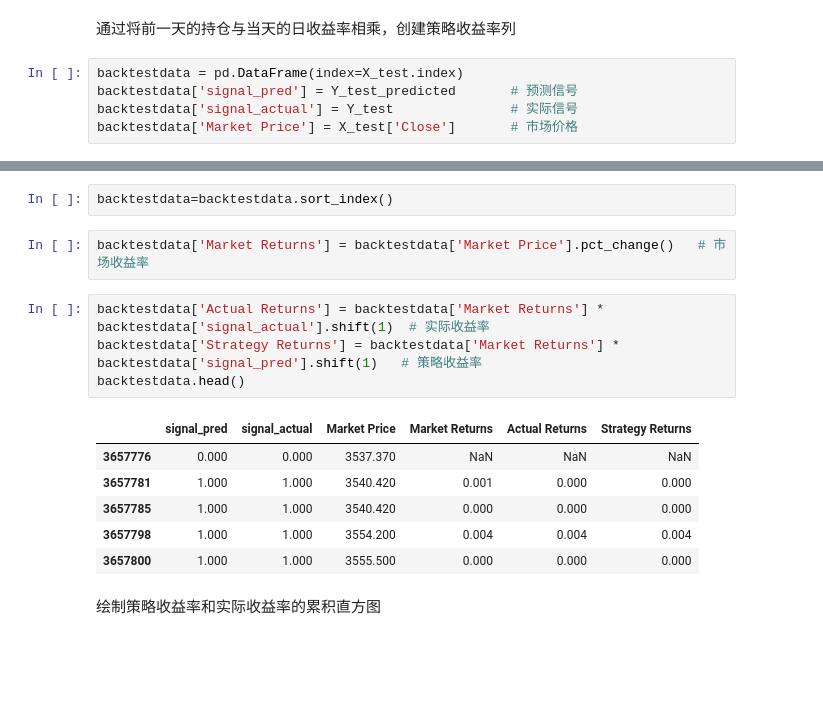
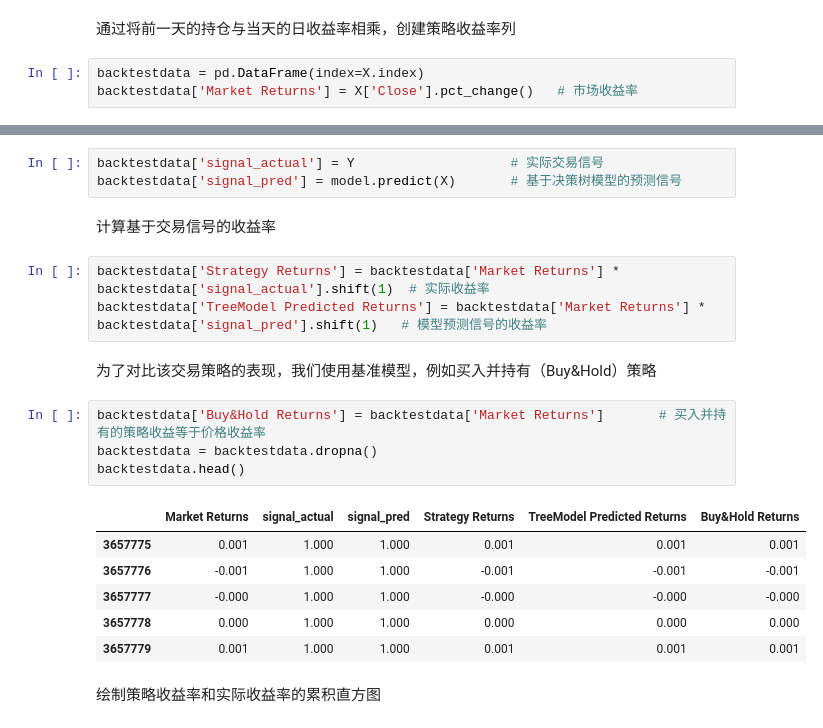
Before and after one commit to xianghancao/big-data-finance-tutorial, a Jupyter notebook: docs/9_分类模型/案例—量化交易策略.ipynb, the cells around one changed output, grey strips where cells are left out. Cells and saved outputs as stored; diff of their text form; blank space fills up the shorter version.

```diff
--- a/docs/9_分类模型/案例—量化交易策略.ipynb
+++ b/docs/9_分类模型/案例—量化交易策略.ipynb
@@ -351,7 +361,5 @@ Text(0.5, 0, 'Variable Importance')
 # %% [markdown]
 通过将前一天的持仓与当天的日收益率相乘，创建策略收益率列
 # %%
-backtestdata = pd.DataFrame(index=X_test.index)
-backtestdata['signal_pred'] = Y_test_predicted       # 预测信号
-backtestdata['signal_actual'] = Y_test               # 实际信号
-backtestdata['Market Price'] = X_test['Close']       # 市场价格
+backtestdata = pd.DataFrame(index=X.index)
+backtestdata['Market Returns'] = X['Close'].pct_change()   # 市场收益率
@@ -360,18 +366,24 @@ backtestdata['Market Price'] = X_test['Close']       # 市场价格
-# %%
-backtestdata=backtestdata.sort_index()
 # %%
-backtestdata['Market Returns'] = backtestdata['Market Price'].pct_change()   # 市场收益率
+backtestdata['signal_actual'] = Y                    # 实际交易信号
+backtestdata['signal_pred'] = model.predict(X)       # 基于决策树模型的预测信号
+# %% [markdown]
+计算基于交易信号的收益率
 # %%
-backtestdata['Actual Returns'] = backtestdata['Market Returns'] * backtestdata['signal_actual'].shift(1)  # 实际收益率
-backtestdata['Strategy Returns'] = backtestdata['Market Returns'] * backtestdata['signal_pred'].shift(1)   # 策略收益率
-backtestdata.head()
+backtestdata['Strategy Returns'] = backtestdata['Market Returns'] * backtestdata['signal_actual'].shift(1)  # 实际收益率
+backtestdata['TreeModel Predicted Returns'] = backtestdata['Market Returns'] * backtestdata['signal_pred'].shift(1)   # 模型预测信号的收益率
-# %% [output]
-|  | signal_pred | signal_actual | Market Price | Market Returns | Actual Returns | Strategy Returns |
-| 3657776 | 0.000 | 0.000 | 3537.370 | NaN | NaN | NaN |
-| 3657781 | 1.000 | 1.000 | 3540.420 | 0.001 | 0.000 | 0.000 |
-| 3657785 | 1.000 | 1.000 | 3540.420 | 0.000 | 0.000 | 0.000 |
-| 3657798 | 1.000 | 1.000 | 3554.200 | 0.004 | 0.004 | 0.004 |
-| 3657800 | 1.000 | 1.000 | 3555.500 | 0.000 | 0.000 | 0.000 |
+# %% [markdown]
+为了对比该交易策略的表现，我们使用基准模型，例如买入并持有（Buy&Hold）策略
+# %%
+backtestdata['Buy&Hold Returns'] = backtestdata['Market Returns']       # 买入并持有的策略收益等于价格收益率
+backtestdata = backtestdata.dropna()
+backtestdata.head()
+# %% [output]
+|  | Market Returns | signal_actual | signal_pred | Strategy Returns | TreeModel Predicted Returns | Buy&Hold Returns |
+| 3657775 | 0.001 | 1.000 | 1.000 | 0.001 | 0.001 | 0.001 |
+| 3657776 | -0.001 | 1.000 | 1.000 | -0.001 | -0.001 | -0.001 |
+| 3657777 | -0.000 | 1.000 | 1.000 | -0.000 | -0.000 | -0.000 |
+| 3657778 | 0.000 | 1.000 | 1.000 | 0.000 | 0.000 | 0.000 |
+| 3657779 | 0.001 | 1.000 | 1.000 | 0.001 | 0.001 | 0.001 |
 # %% [markdown]
 绘制策略收益率和实际收益率的累积直方图
 # %%
```
Also changed, not shown: parts of 15 cells of this notebook, 6 other files.
